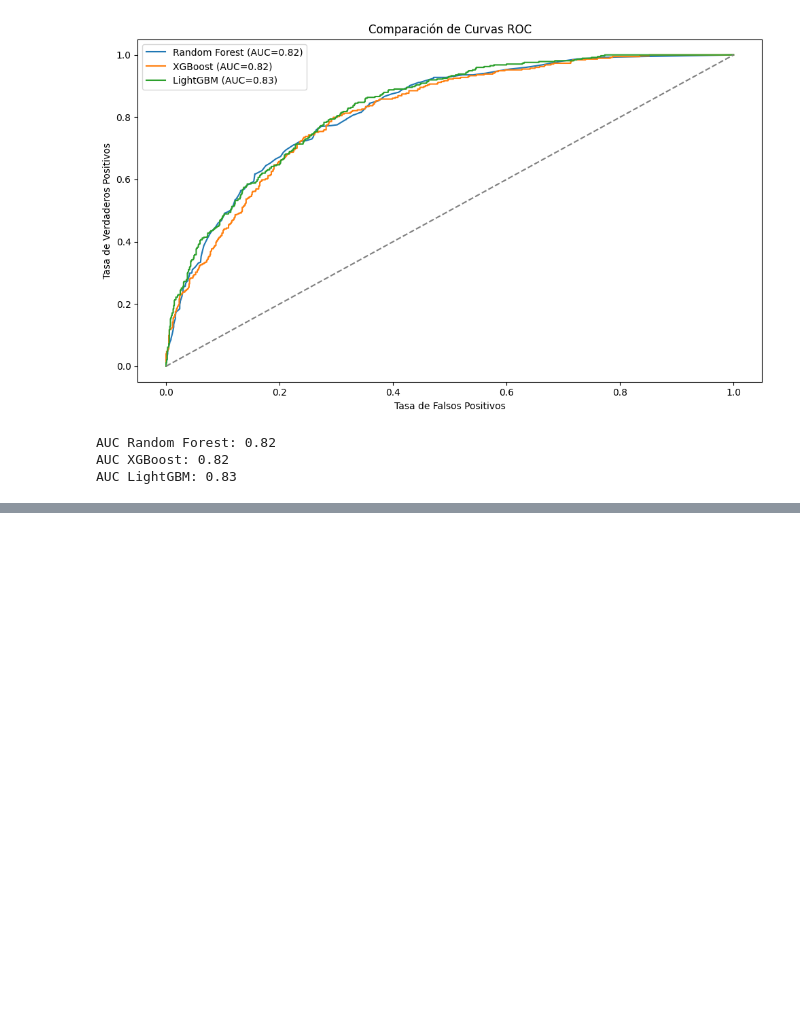
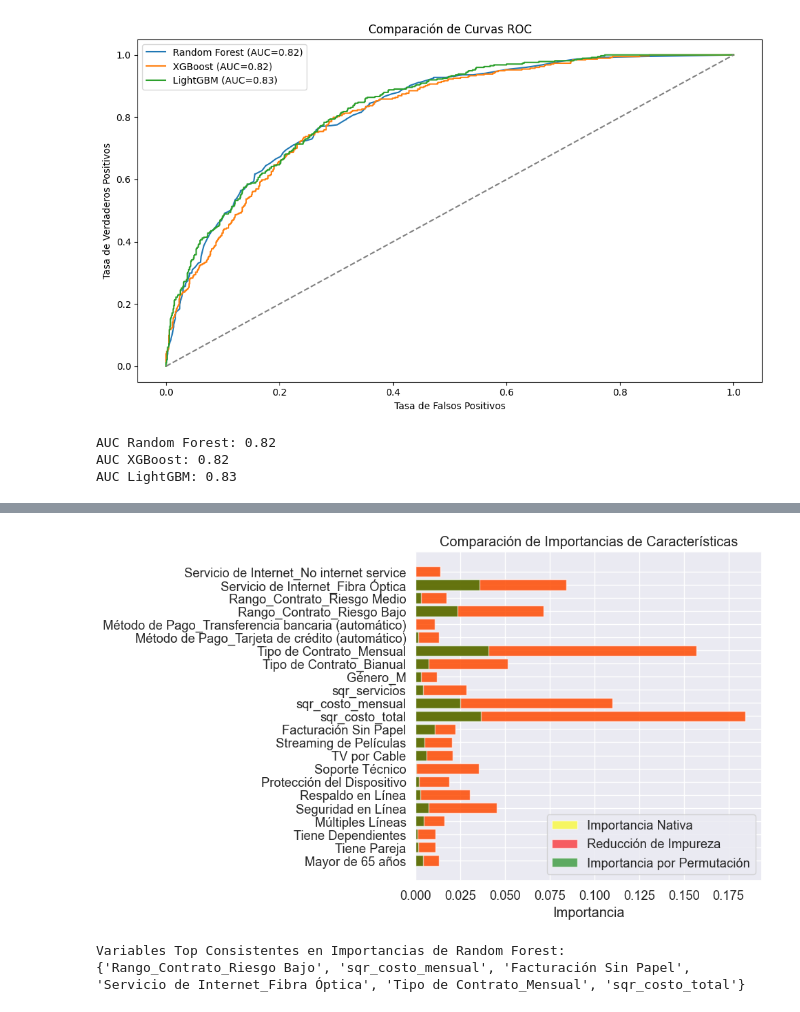
Before and after one commit to gedp/challenge3-data-science-alura-latam, a Jupyter notebook: TelecomX_LATAM.ipynb, the cells around one changed output, grey strips where cells are left out. Cells and saved outputs as stored; diff of their text form; code cells hidden in the pictures; blank space fills up the shorter version.

```diff
--- a/TelecomX_LATAM.ipynb
+++ b/TelecomX_LATAM.ipynb
@@ -928,7 +890,0 @@ XGBoost - Validación cruzada (accuracy): 0.7892973941867217
-# %%
-# Importancia de las características
-print("\nImportancia de las características (Random Forest):")
-importances = model_ajustado_rf.feature_importances_
-features = X.columns
-for feature, importance in zip(features, importances):
-    print(f"{feature}: {importance}")
@@ -952,0 +893,7 @@ Servicio de Internet_No internet service: 0.010303752513578358
+# %%
+#importancia de las características
+importance = pd.DataFrame({
+    'feature': X.columns,
+    'importance': np.abs(model_rf.feature_importances_)
+}).sort_values('importance', ascending=False)
+print(importance.head())
@@ -1327,0 +1354,20 @@ Servicio de Internet_No internet service: 0.010303752513578358
+# %%
+#Graficar las importancias
+plt.figure(figsize=(10, 6))
+plt.barh(X_reduced.columns, importancia_nativa, label='Importancia Nativa', color='yellow', alpha=0.6)
+plt.barh(X_reduced.columns, importancia_impureza, label='Reducción de Impureza', color='red', alpha=0.6)
+plt.barh(X_reduced.columns, importancia_permutacion, label='Importancia por Permutación', color='green', alpha=0.6)
+plt.xlabel('Importancia')
+plt.title('Comparación de Importancias de Características')
+plt.legend()
+plt.tight_layout()
+# %% [output]
+[figure, added]
+# %%
+# Variables top consistentes para random forest
+top_features_rf = set(X_reduced.columns[importancia_nativa > 0.01]) & set(X_reduced.columns[importancia_impureza > 0.01]) & set(X_reduced.columns[importancia_permutacion > 0.01])
+print("\nVariables Top Consistentes en Importancias de Random Forest:")
+print(top_features_rf)
+# %% [output]
+Variables Top Consistentes en Importancias de Random Forest:
+{'Rango_Contrato_Riesgo Bajo', 'sqr_costo_mensual', 'Facturación Sin Papel', 'Servicio de Internet_Fibra Óptica', 'Tipo de Contrato_Mensual', 'sqr_costo_total'}
```
Also changed, not shown: parts of 60 cells of this notebook, 4 other files.
